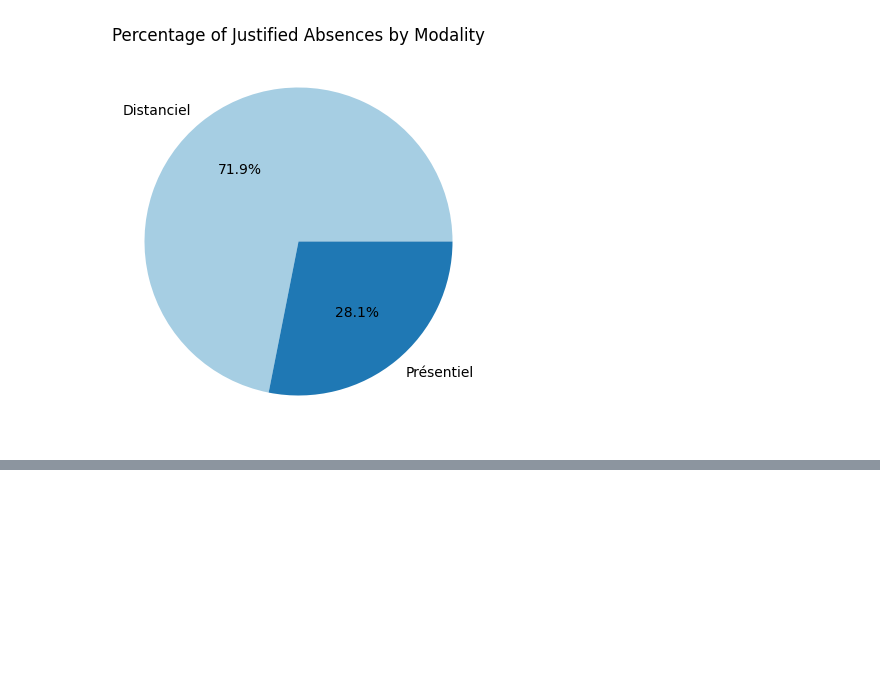
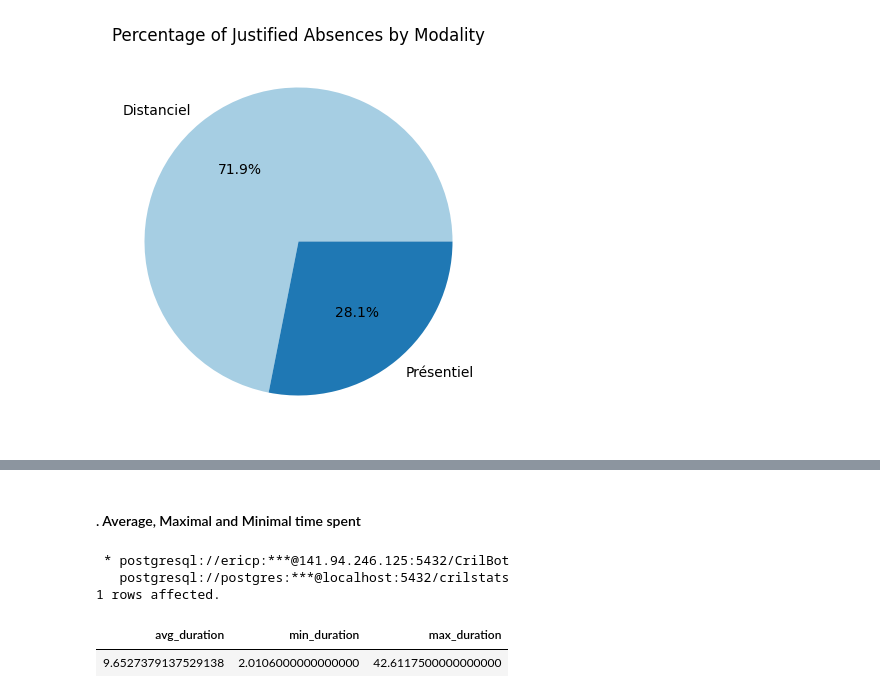
Before and after one commit to Eric-Philippe/CrilStats, a Jupyter notebook: playbook.ipynb, the cells around one changed output, grey strips where cells are left out. Cells and saved outputs as stored; diff of their text form; code cells hidden in the pictures; blank space fills up the shorter version.

```diff
--- a/playbook.ipynb
+++ b/playbook.ipynb
@@ -1898,0 +1908,70 @@ print(steps)
+# %% [markdown]
+#### . Average, Maximal and Minimal time spent
+# %%
+%%sql
+-- Étape 1 : Filtrer les logs pertinents
+WITH logs_filtered AS (
+    SELECT
+        id,
+        user_id,
+        entry_date,
+        msg,
+        LAG(msg) OVER (PARTITION BY user_id ORDER BY entry_date) AS prev_msg
+    FROM logs_entry
+    WHERE msg LIKE '% completed onboarding%'
+       OR msg LIKE '% MCQ Terminé%'
+       OR msg LIKE 'KICK après %'
+),
+
+-- Étape 2 : Identifier les KICKs
+kicked_users AS (
+    SELECT
+        l.user_id,
+        l.entry_date AS kick_time
+    FROM logs_filtered l
+    WHERE l.msg LIKE 'KICK après %'
+),
+
+-- Étape 3 : Identifier les sessions valides
+valid_sessions AS (
+    SELECT
+        l1.user_id,
+        l1.entry_date AS start_time,
+        l2.entry_date AS end_time
+    FROM logs_filtered l1
+    JOIN logs_filtered l2
+    ON l1.user_id = l2.user_id
+    AND l2.msg LIKE '% MCQ Terminé%'
+    WHERE l1.msg LIKE '% completed onboarding%'
+    AND l2.entry_date > l1.entry_date
+    AND NOT EXISTS (
+        SELECT 1
+        FROM kicked_users k
+        WHERE k.user_id = l1.user_id
+        AND k.kick_time > l1.entry_date
+        AND k.kick_time <= l2.entry_date
+    )
+),
+
+-- Étape 4 : Calculer les durées
+session_durations AS (
+    SELECT
+        user_id,
+        EXTRACT(EPOCH FROM (end_time - start_time)) / 60.0 AS duration_minutes
+    FROM valid_sessions
+    WHERE end_time - start_time <= INTERVAL '45 minutes'
+)
+
+-- Étape 5 : Calculer les statistiques
+SELECT
+    AVG(duration_minutes) AS avg_duration,
+    MIN(duration_minutes) AS min_duration,
+    MAX(duration_minutes) AS max_duration
+FROM session_durations
+WHERE duration_minutes > 2;
+# %% [output]
+ * postgresql://ericp:***@141.94.246.125:5432/CrilBot
+   postgresql://postgres:***@localhost:5432/crilstats
+1 rows affected.
+| avg_duration | min_duration | max_duration |
+| 9.6527379137529138 | 2.0106000000000000 | 42.6117500000000000 |
```
Also changed, not shown: parts of 26 cells of this notebook, 8 other files.
